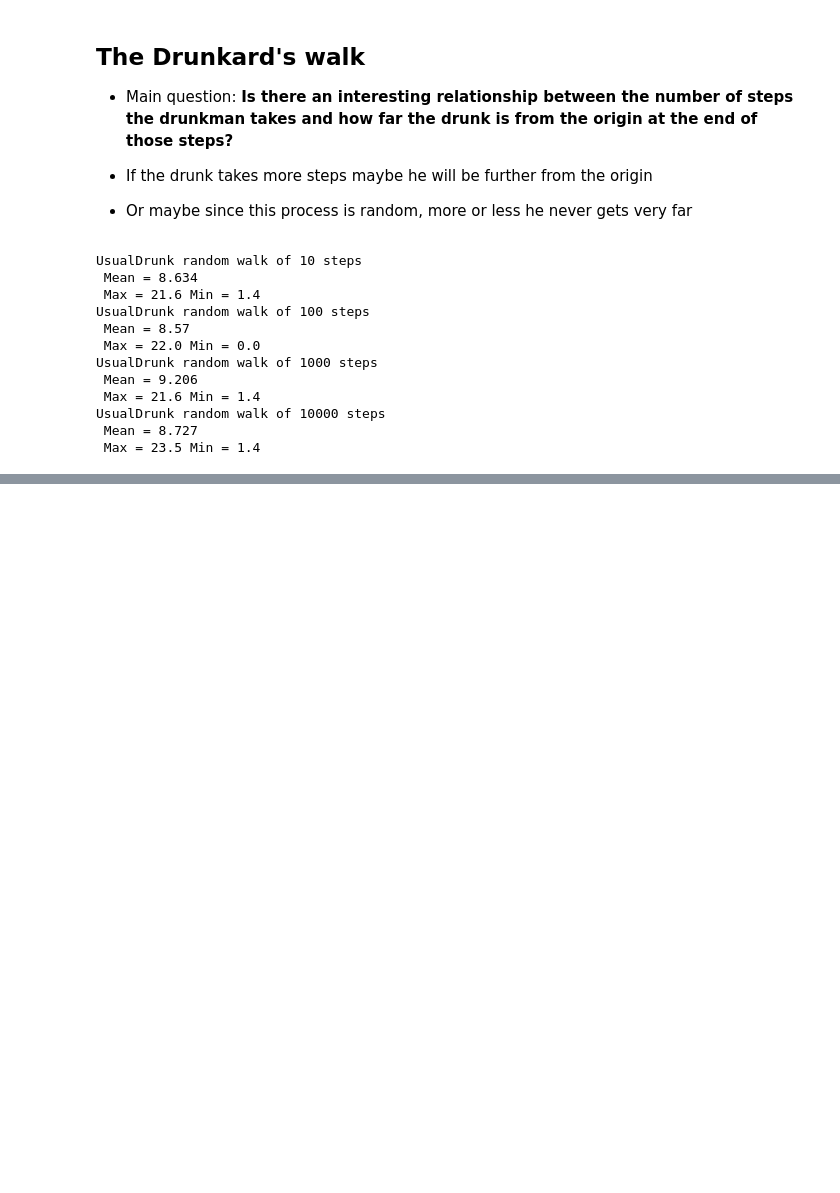
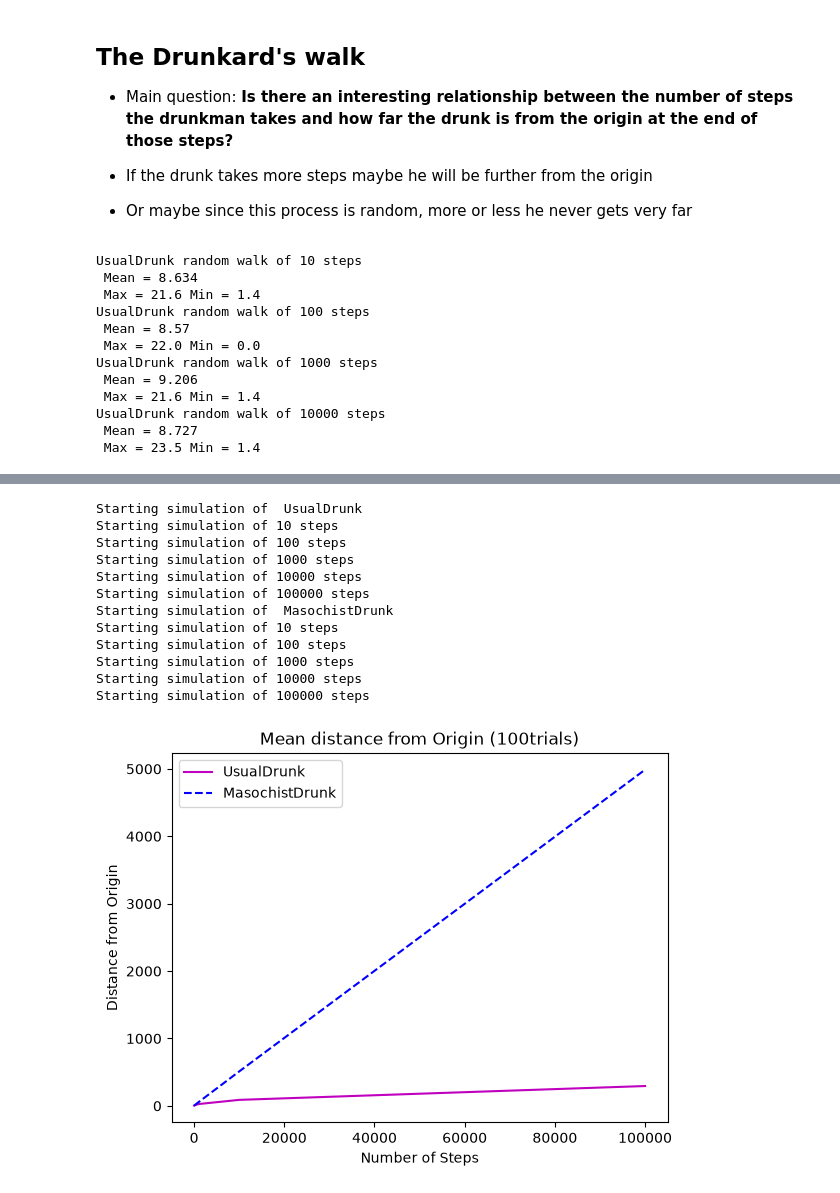
Before and after one commit to FerCorcuera/mit-datascience-6.0002, a Jupyter notebook: notes/5_Random_walks.ipynb, the cells around one changed output, grey strips where cells are left out. Drawn from its saved outputs; the diff is of its cells as text; code cells hidden in the pictures; blank space fills up the shorter version.

Commit message:
05 Random Walk: ended the random walk lecture and notes

```diff
--- a/notes/5_Random_walks.ipynb
+++ b/notes/5_Random_walks.ipynb
@@ -196,0 +274,3 @@ UsualDrunk random walk of 10000 steps
+# %%
+random.seed(0)
+drunkTest((0, 1, 2), 100, UsualDrunk)
@@ -196,0 +289,6 @@ UsualDrunk random walk of 10000 steps
+# %%
+random.seed(0)
+
+# we want to simulate 100 walks of different steps, and our drunk will be a usual drunk (not biased)
+# and calculate the mean, max and min
+drunkTest((10, 100, 1000, 10000), 100, UsualDrunk)
@@ -196,0 +312,6 @@ UsualDrunk random walk of 10000 steps
+# %%
+random.seed(0)
+
+# we want to simulate 100 walks of different steps, and our drunk will be a usual drunk (not biased)
+# and calculate the mean, max and min
+drunkTest((10, 100, 1000, 10000), 100, MasochistDrunk)
@@ -196,0 +331,4 @@ UsualDrunk random walk of 10000 steps
+# %%
+def simAll(drunkKinds, walkLengths, numTrials):
+    for dClass in drunkKinds:
+        drunkTest(walkLengths, numTrials, dClass)
@@ -196,0 +430,20 @@ UsualDrunk random walk of 10000 steps
+# %%
+random.seed(0)
+# we want to simulate how  would be the average distance of the walks with 10 - 100,000 steps
+# for two kinds of drunks (the biased and the usual)
+numSteps = (10, 100, 1000, 10000, 100000)
+simAll((UsualDrunk, MasochistDrunk), numSteps, 100)
+# %% [output]
+Starting simulation of  UsualDrunk
+Starting simulation of 10 steps
+Starting simulation of 100 steps
+Starting simulation of 1000 steps
+Starting simulation of 10000 steps
+Starting simulation of 100000 steps
+Starting simulation of  MasochistDrunk
+Starting simulation of 10 steps
+Starting simulation of 100 steps
+Starting simulation of 1000 steps
+Starting simulation of 10000 steps
+Starting simulation of 100000 steps
+[figure, added]
```
Also changed, not shown: parts of 36 cells of this notebook, 2 other files.
